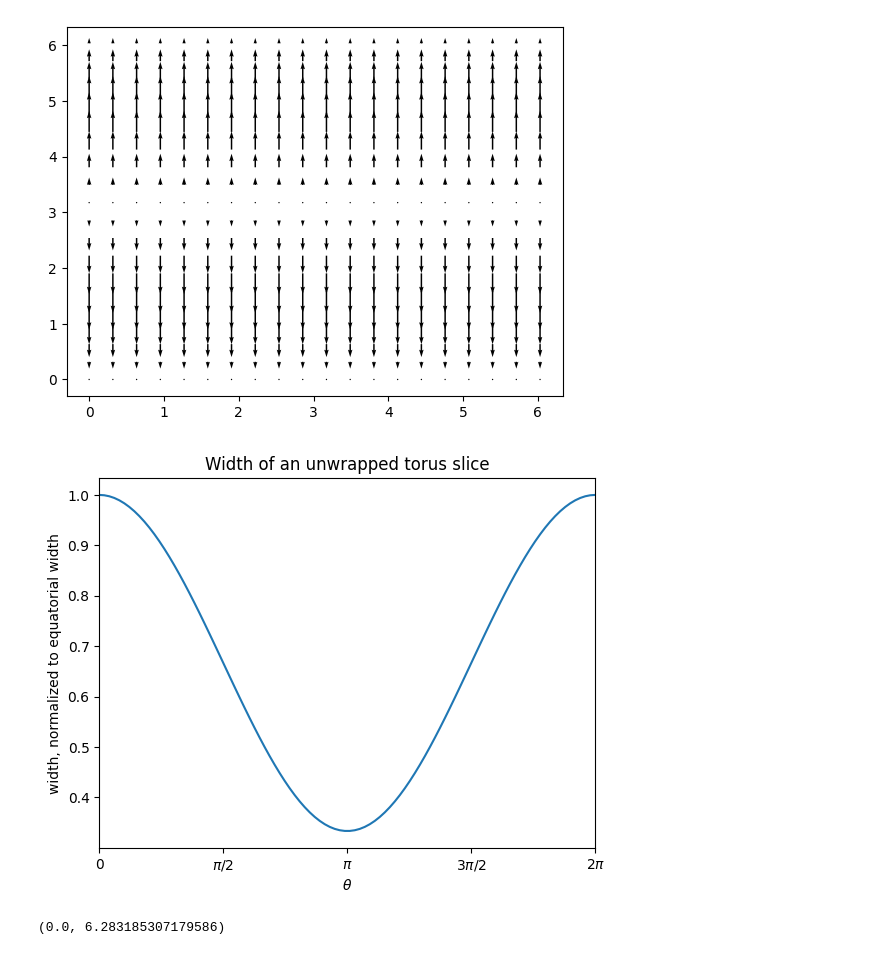
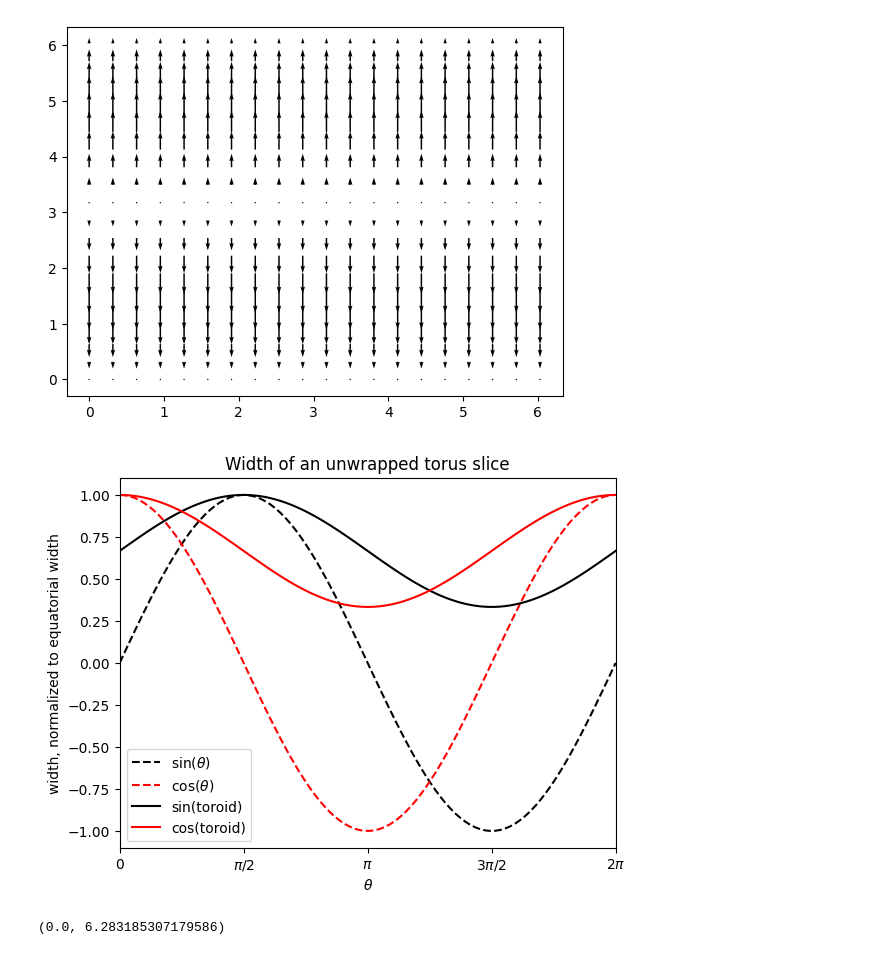
Before and after one commit to dana-grund/HPC4WC, a Jupyter notebook: projects/2023/project06_shallow_water/toroidal_physics/test_toroidal_physics.ipynb, the cells around one changed output. Saved outputs shown, nothing was run; the diff lists cells and outputs as text; code cells hidden in the pictures.

Commit message:
implemented toroidial shape factor

```diff
--- a/projects/2023/project06_shallow_water/toroidal_physics/test_toroidal_physics.ipynb
+++ b/projects/2023/project06_shallow_water/toroidal_physics/test_toroidal_physics.ipynb
@@ -181,17 +178,20 @@ plt.quiver(theta[::5], phi[::5], np.tile(ac_theta,(len(theta),1)).T[::5,::5], np
 # %%
 # shape of an unwrapped torus slice
 
 slice_width = tp.toroidal_slice_width(theta, r_major, r_minor)
-plt.plot(theta, slice_width)
-
+plt.plot(theta, np.sin(theta),'k--', label=r'sin($\theta$)')
+plt.plot(theta, np.cos(theta),'r--', label=r'cos($\theta$)')
+plt.plot(theta, (r_major + r_minor * np.sin(theta)) / (r_minor + r_major),'k-', label='sin(toroid)')
+plt.plot(theta, (r_major + r_minor * np.cos(theta)) / (r_minor + r_major),'r-', label='cos(toroid)')
 plt.ylabel('width, normalized to equatorial width')
 plt.xlabel(r'$\theta$')
 plt.xticks(np.linspace(0, 2 * np.pi, 5), ["0", "$\pi/2$", "$\pi$", "$3\pi/2$", "$2\pi$"])
 plt.xlim(0, 2 * np.pi)
 plt.title('Width of an unwrapped torus slice')
+plt.legend()
 plt.savefig('toroidal_slice_width.png', dpi=300)
 # %% [output]
-[figure, old version]
+[figure, new version]
 # %%
 plt.plot(theta,slice_width/2,'k-')
 plt.plot(theta,-slice_width/2,'k-')
```
Also changed, not shown: parts of 1 cell of this notebook, 3 other files.
